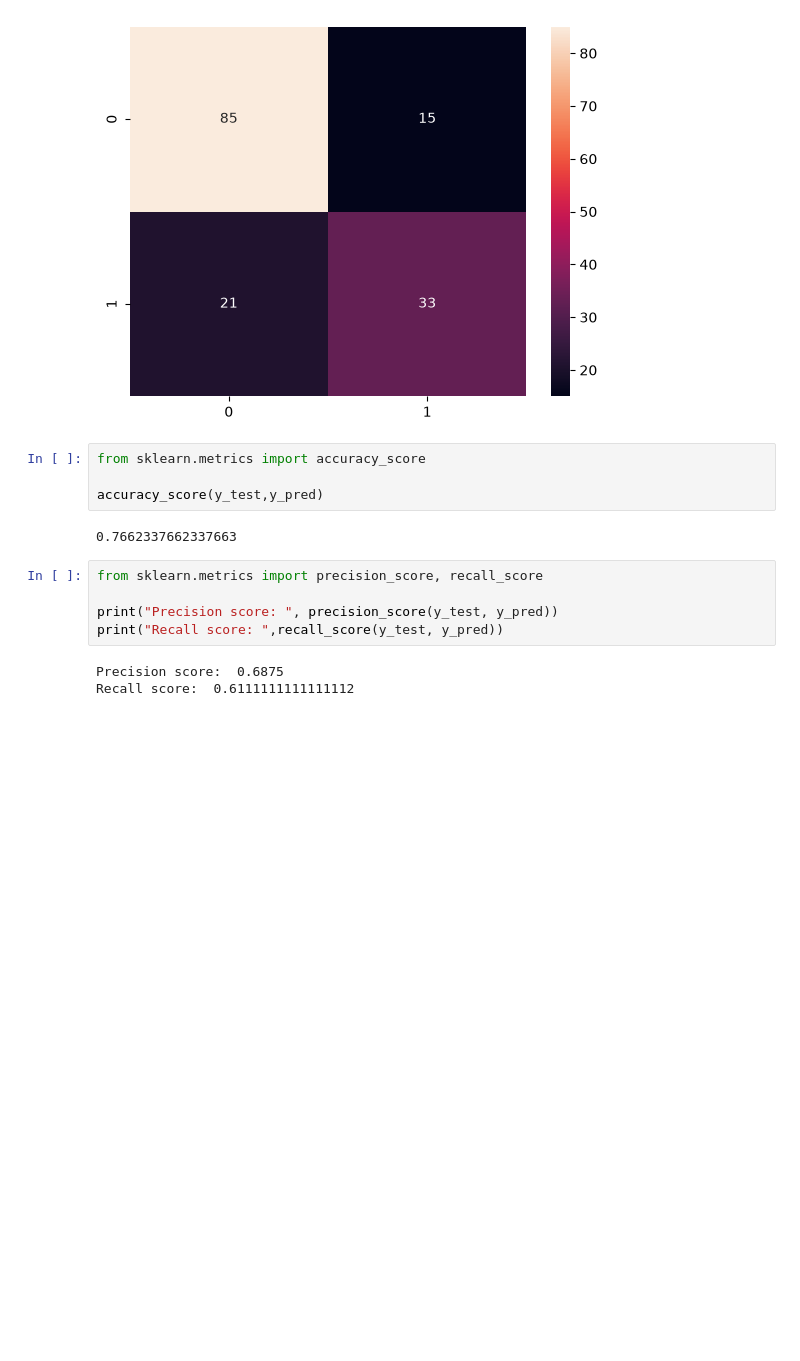
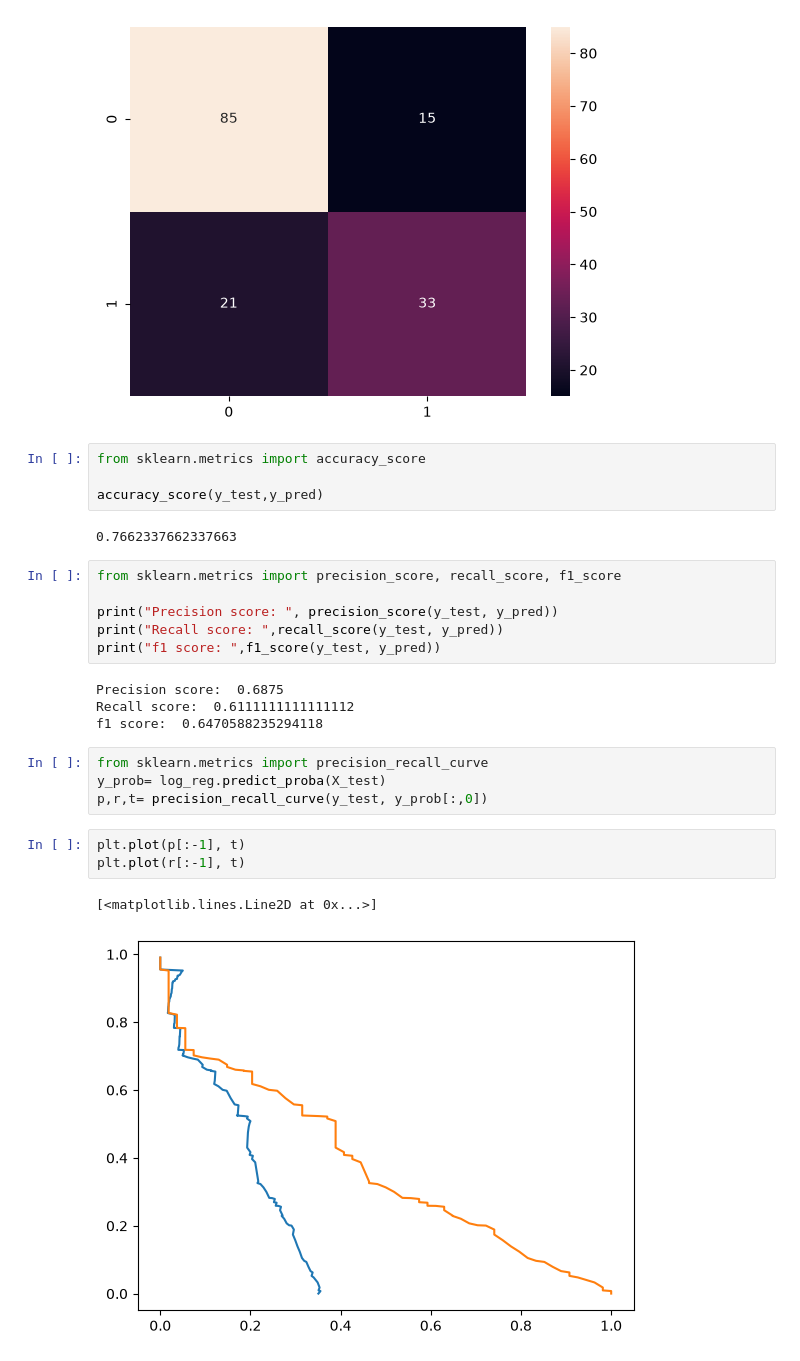
Before and after one commit to prof-screw/DSML, a Jupyter notebook: Week09/Performance_metrics.ipynb, the cells around one changed output. Saved outputs shown, nothing was run; the diff lists cells and outputs as text; blank space fills up the shorter version.

Commit message:
Performance metrics of confusion matrix

```diff
--- a/Week09/Performance_metrics.ipynb
+++ b/Week09/Performance_metrics.ipynb
@@ -48,10 +48,22 @@ accuracy_score(y_test,y_pred)
 # %% [output]
 0.7662337662337663
 # %%
-from sklearn.metrics import precision_score, recall_score
+from sklearn.metrics import precision_score, recall_score, f1_score
 
 print("Precision score: ", precision_score(y_test, y_pred))
 print("Recall score: ",recall_score(y_test, y_pred))
+print("f1 score: ",f1_score(y_test, y_pred))
 # %% [output]
 Precision score:  0.6875
 Recall score:  0.6111111111111112
+f1 score:  0.6470588235294118
+# %%
+from sklearn.metrics import precision_recall_curve
+y_prob= log_reg.predict_proba(X_test)
+p,r,t= precision_recall_curve(y_test, y_prob[:,0])
+# %%
+plt.plot(p[:-1], t)
+plt.plot(r[:-1], t)
+# %% [output]
+[<matplotlib.lines.Line2D at 0x...>]
+[figure, added]
```
Also changed, not shown: parts of 1 cell of this notebook.
